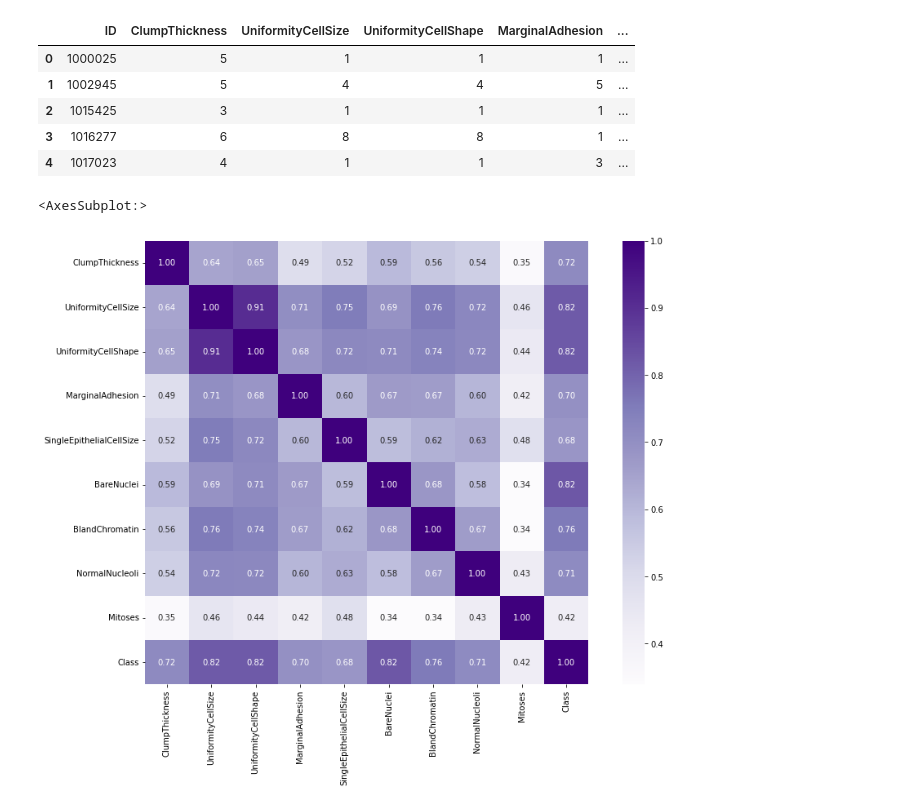
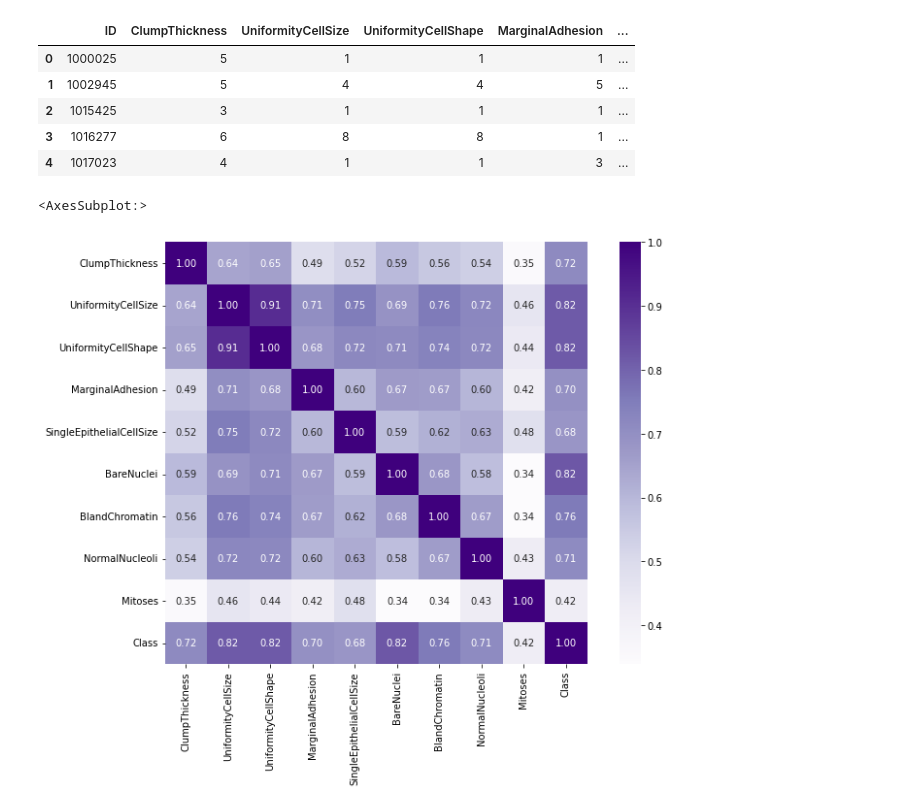
Before and after one commit to TheDramaturgy/ArtificialInteligence, a Jupyter notebook: TSVMs/02_analise.ipynb, the cells around one changed output. Drawn from its saved outputs; the diff is of its cells as text; code cells hidden in the pictures.

```diff
--- a/TSVMs/02_analise.ipynb
+++ b/TSVMs/02_analise.ipynb
@@ -40,10 +45,10 @@ Número de colunas:  11
 # %%
 data = data.drop(['ID'], axis=1)
 # %%
-plt.figure(figsize=(15,10))
+plt.figure(figsize=(12,8))
 correlated=data.corr()
 seaborn.heatmap(correlated,annot=True,cbar=True,square=True,cmap='Purples',annot_kws={'size':10},fmt='.2f')
 # %% [output]
 <AxesSubplot:>
-[figure, old version]
+[figure, new version]
 # %%
```
Also changed, not shown: parts of 8 cells of this notebook, 2 other files.
